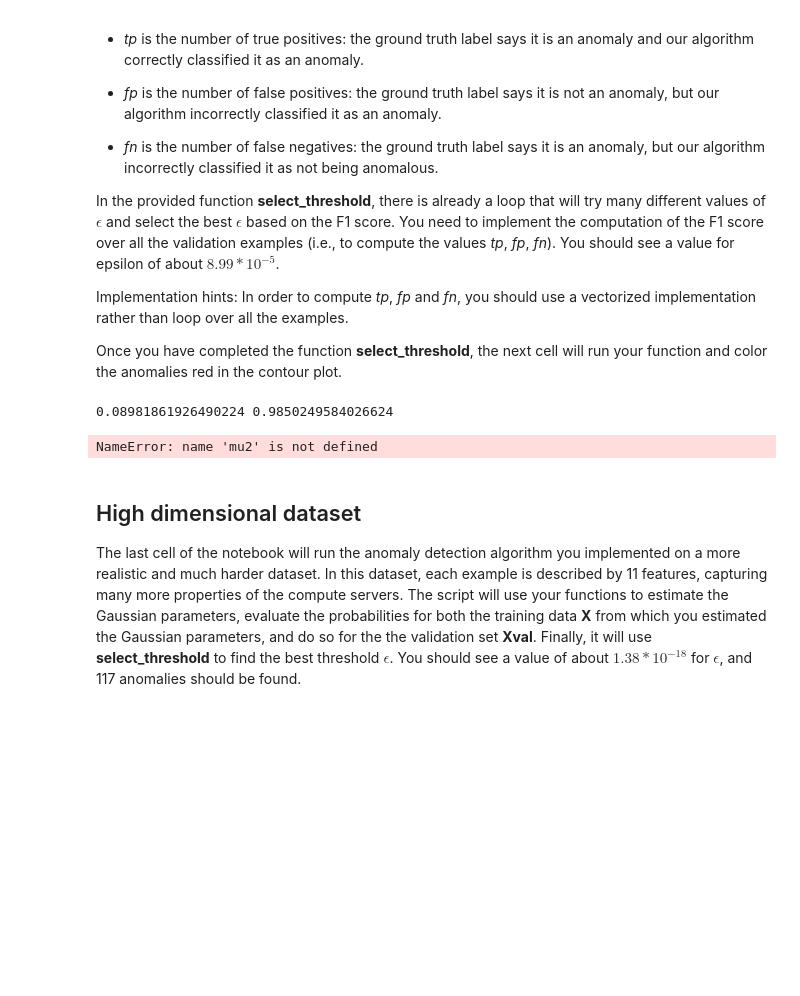
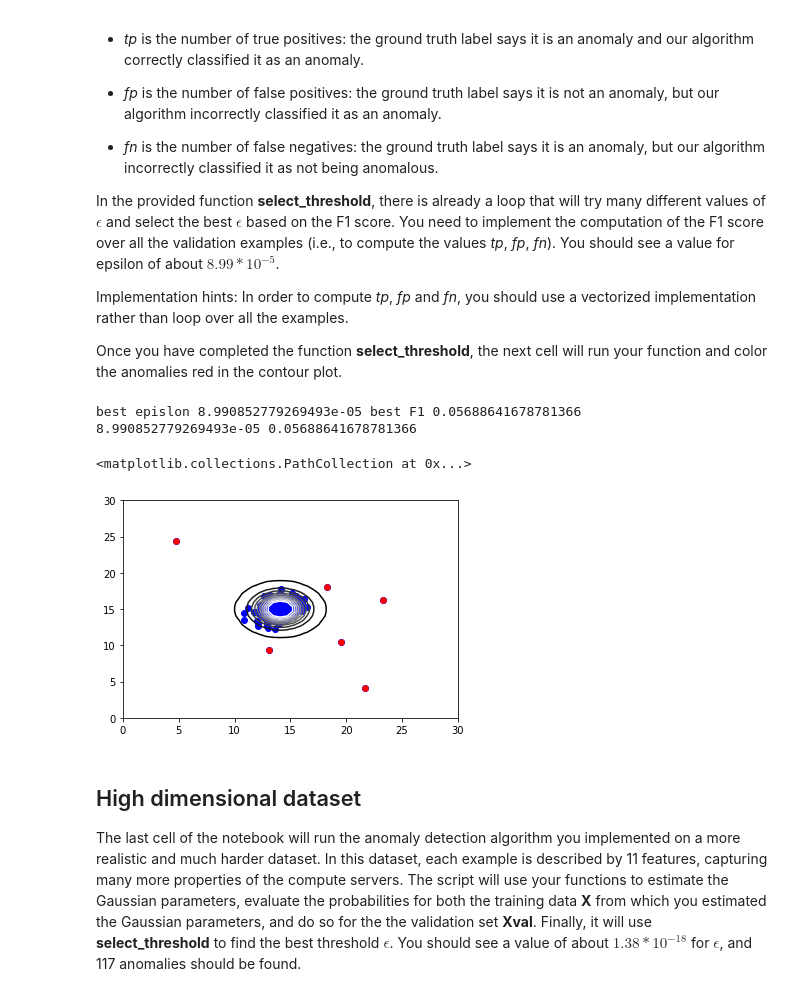
Before and after one commit to PootieT/stat_machine_learning_hw6, a Jupyter notebook: anomaly_detection/anomaly_detection.ipynb, the cells around one changed output. Saved outputs shown, nothing was run; the diff lists cells and outputs as text; code cells hidden in the pictures; blank space fills up the shorter version.

```diff
--- a/anomaly_detection/anomaly_detection.ipynb
+++ b/anomaly_detection/anomaly_detection.ipynb
@@ -158,20 +158,23 @@ the contour plot.
 # %%
 # selecting the anomalous examples using Xval, yval
 pval = multivariate_normal.pdf(Xval,mean=mu1,cov=var1)
 best_epsilon, F1 = utils_anomaly.select_threshold(yval,pval)
 print best_epsilon, F1
+# best_epsilon = 8.99e-5
 outliers = p<best_epsilon
 outlier_index = np.array(range(len(outliers)))[outliers]
 
 plotX,plotY = np.meshgrid(np.linspace(0,30),np.linspace(0,30))
-plotZ = mlab.bivariate_normal(plotX,plotY,math.sqrt(var1[0]),math.sqrt(var1[1]),mu2[0],mu2[1])
+plotZ = mlab.bivariate_normal(plotX,plotY,math.sqrt(var1[0]),math.sqrt(var1[1]),mu1[0],mu1[1])
 plt.contour(plotX,plotY,plotZ,levels=[np.mean(plotZ) + i*np.std(plotZ) for i in range(10)])
 plt.scatter(X[:,0],X[:,1],c='b')
 # mark the outliers
 plt.scatter(X[outlier_index,0],X[outlier_index,1],c='r',s=30,marker='o')
 # %% [output]
-0.08981861926490224 0.9850249584026624
+best epislon 8.990852779269493e-05 best F1 0.05688641678781366
+8.990852779269493e-05 0.05688641678781366
-NameError: name 'mu2' is not defined
+<matplotlib.collections.PathCollection at 0x...>
+[figure, added]
 # %% [markdown]
 ## High dimensional dataset
 The last cell  of the notebook will run the anomaly detection algorithm
```
Also changed, not shown: parts of 1 cell of this notebook, 27 other files.
